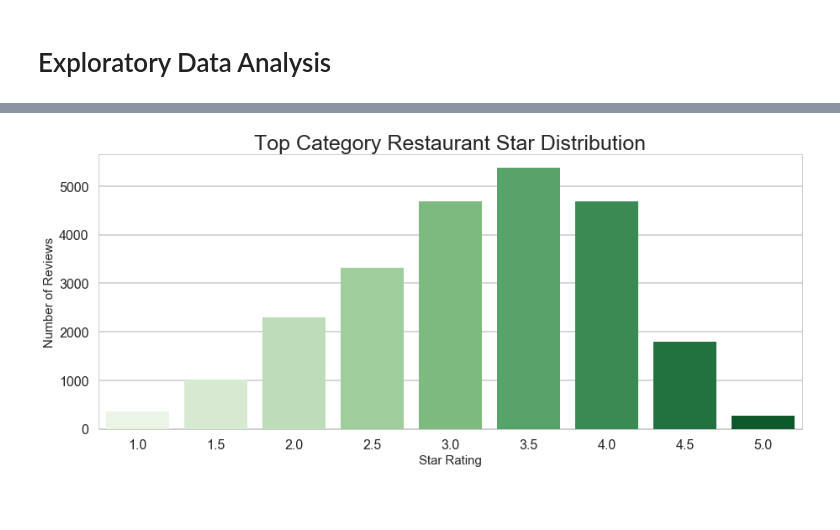
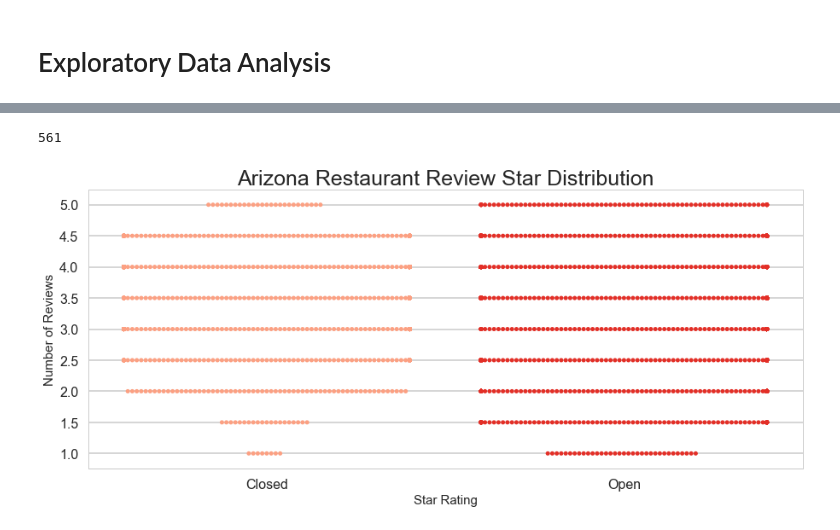
Before and after one commit to samgutentag/yelpsubtopics, a Jupyter notebook: DataExploration/EDA_01_US_Restaurant_Data.ipynb, the cells around one changed output, grey strips where cells are left out. Cells and saved outputs as stored; diff of their text form; code cells hidden in the pictures; blank space fills up the shorter version.

Commit message:
yelp data wrangling complete!

```diff
--- a/DataExploration/EDA_01_US_Restaurant_Data.ipynb
+++ b/DataExploration/EDA_01_US_Restaurant_Data.ipynb
@@ -130,0 +34,4 @@ restaurants = restaurants.loc[:, (restaurants != 0).any(axis=0)]
+# %%
+time_marker(text='Loading Review Data...')
+restaurants = pd.read_csv('../clean_data/az_restaurant_business_clean.csv', index_col=0)
+time_marker(text='Complete!')
@@ -262,0 +100,2 @@ else:
+# %%
+DO_WRITE_CHARTS = False
@@ -263,17 +112,25 @@ else:
+# %%
+# len(restaurants.city.unique())
+len(restaurants.review_count.unique())
+# %% [output]
+561
 # %%
 ax = plt.figure(figsize=FIG_SIZE)
-ax = sns.countplot(x="stars", data=restaurants_of_interest, palette="Greens")
+# ax = plt.figure()
+ax = sns.swarmplot(x="is_open", y='stars', data=restaurants[:5000], palette="Reds")
 
 ax.set_xlabel('Star Rating', size=LABEL_FONT_SIZE)
 ax.set_ylabel('Number of Reviews', size=LABEL_FONT_SIZE)
 
-title = 'Top Category Restaurant Review Star Distribution'
-ax.set_title('Top Category Restaurant Star Distribution', size=TITLE_FONT_SIZE)
+ax.set_xticklabels(['Closed', 'Open'])
+
+title = 'Arizona Restaurant Review Star Distribution'
+ax.set_title(title, size=TITLE_FONT_SIZE)
 
 if DO_WRITE_CHARTS:
-    plt.savefig('../charts/{}.png'.format(title.lower().replace(' ', '_')))
+    plt.savefig('../charts/{}_swarm.png'.format(title.lower().replace(' ', '_')))
 else:
     plt.show()
     plt.close()
 # %% [output]
-[figure, old version]
+[figure, new version]
```
Also changed, not shown: parts of 17 cells of this notebook, 9 other files.
